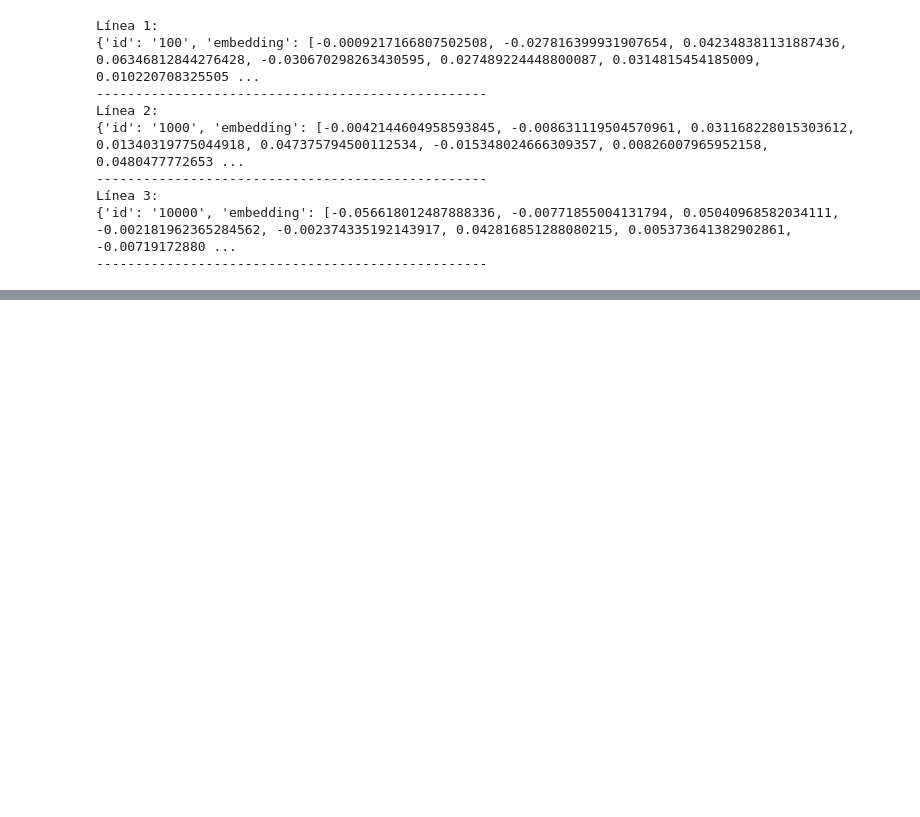
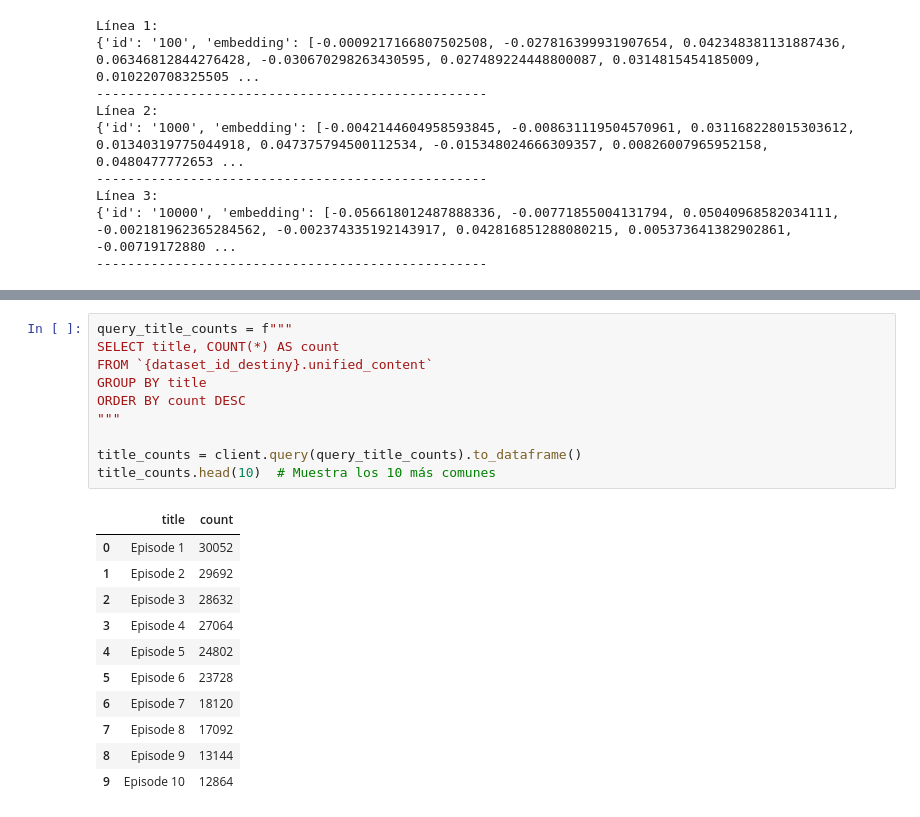
Before and after one commit to BubboApp/bubbo-data, a Jupyter notebook: recommendation-engine-alpha/prueba.ipynb, the cells around one changed output, grey strips where cells are left out. Saved outputs shown, nothing was run; the diff lists cells and outputs as text; blank space fills up the shorter version.

```diff
--- a/recommendation-engine-alpha/prueba.ipynb
+++ b/recommendation-engine-alpha/prueba.ipynb
@@ -1519,0 +1530,22 @@ Línea 3:
+# %%
+query_title_counts = f"""
+SELECT title, COUNT(*) AS count
+FROM `{dataset_id_destiny}.unified_content`
+GROUP BY title
+ORDER BY count DESC
+"""
+
+title_counts = client.query(query_title_counts).to_dataframe()
+title_counts.head(10)  # Muestra los 10 más comunes
+# %% [output]
+|  | title | count |
+| 0 | Episode 1 | 30052 |
+| 1 | Episode 2 | 29692 |
+| 2 | Episode 3 | 28632 |
+| 3 | Episode 4 | 27064 |
+| 4 | Episode 5 | 24802 |
+| 5 | Episode 6 | 23728 |
+| 6 | Episode 7 | 18120 |
+| 7 | Episode 8 | 17092 |
+| 8 | Episode 9 | 13144 |
+| 9 | Episode 10 | 12864 |
```
Also changed, not shown: parts of 5 cells of this notebook, 2 other files.
